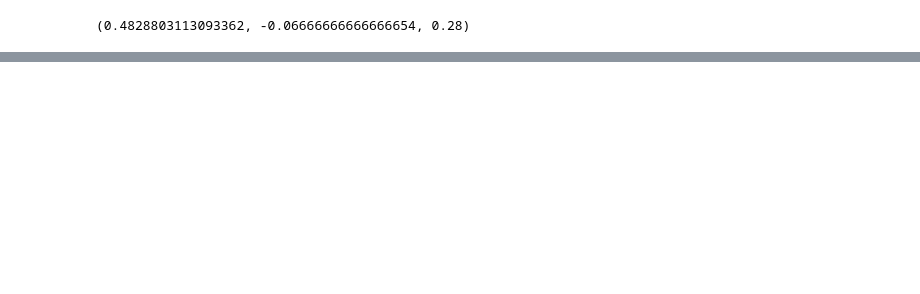
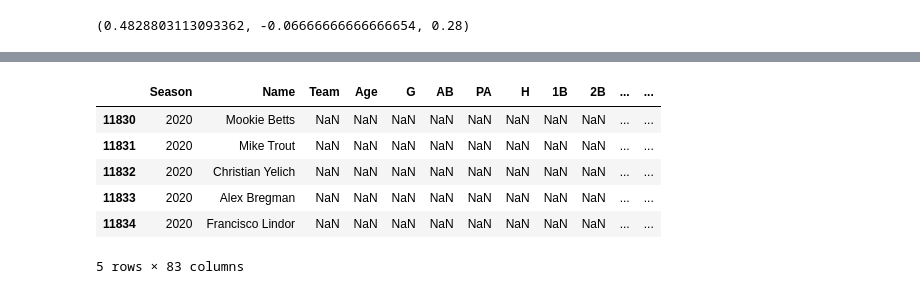
Before and after one commit to rileybuch/Fantasy-Baseball-Web-App, a Jupyter notebook: probability_predicted_batters.ipynb, the cells around one changed output, grey strips where cells are left out. Drawn from its saved outputs; the diff is of its cells as text; code cells hidden in the pictures; blank space fills up the shorter version.

```diff
--- a/probability_predicted_batters.ipynb
+++ b/probability_predicted_batters.ipynb
@@ -360,0 +529,10 @@ determine_change_prob('AVG', 0.280, 27, 0.300, df2, mod_avg)
+# %%
+sub.head()
+# %% [output]
+|  | Season | Name | Team | Age | G | AB | PA | H | 1B | 2B | ... | ... |
+| 11830 | 2020 | Mookie Betts | NaN | NaN | NaN | NaN | NaN | NaN | NaN | NaN | ... | ... |
+| 11831 | 2020 | Mike Trout | NaN | NaN | NaN | NaN | NaN | NaN | NaN | NaN | ... | ... |
+| 11832 | 2020 | Christian Yelich | NaN | NaN | NaN | NaN | NaN | NaN | NaN | NaN | ... | ... |
+| 11833 | 2020 | Alex Bregman | NaN | NaN | NaN | NaN | NaN | NaN | NaN | NaN | ... | ... |
+| 11834 | 2020 | Francisco Lindor | NaN | NaN | NaN | NaN | NaN | NaN | NaN | NaN | ... | ... |
+5 rows × 83 columns
```
Also changed, not shown: parts of 12 cells of this notebook.
